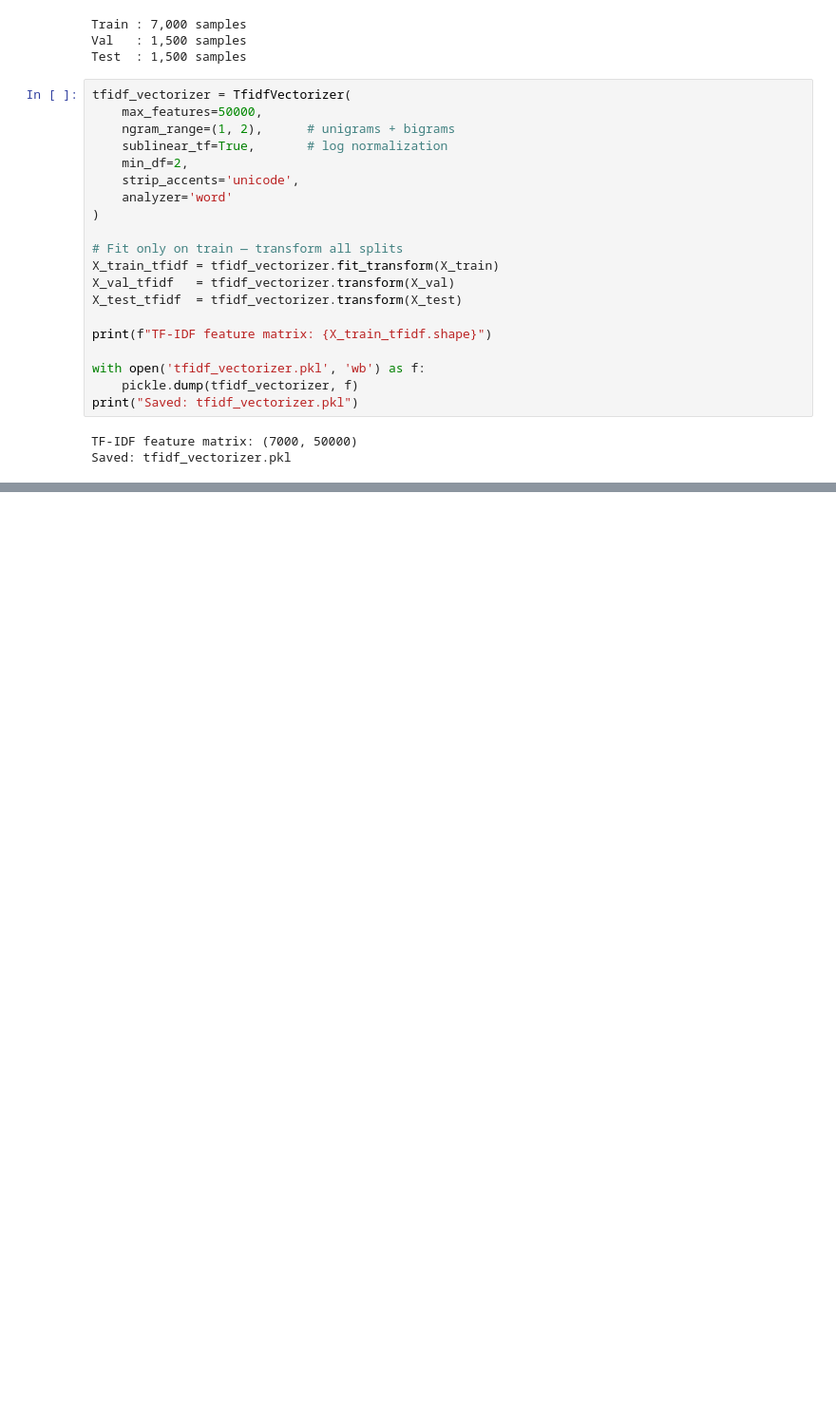
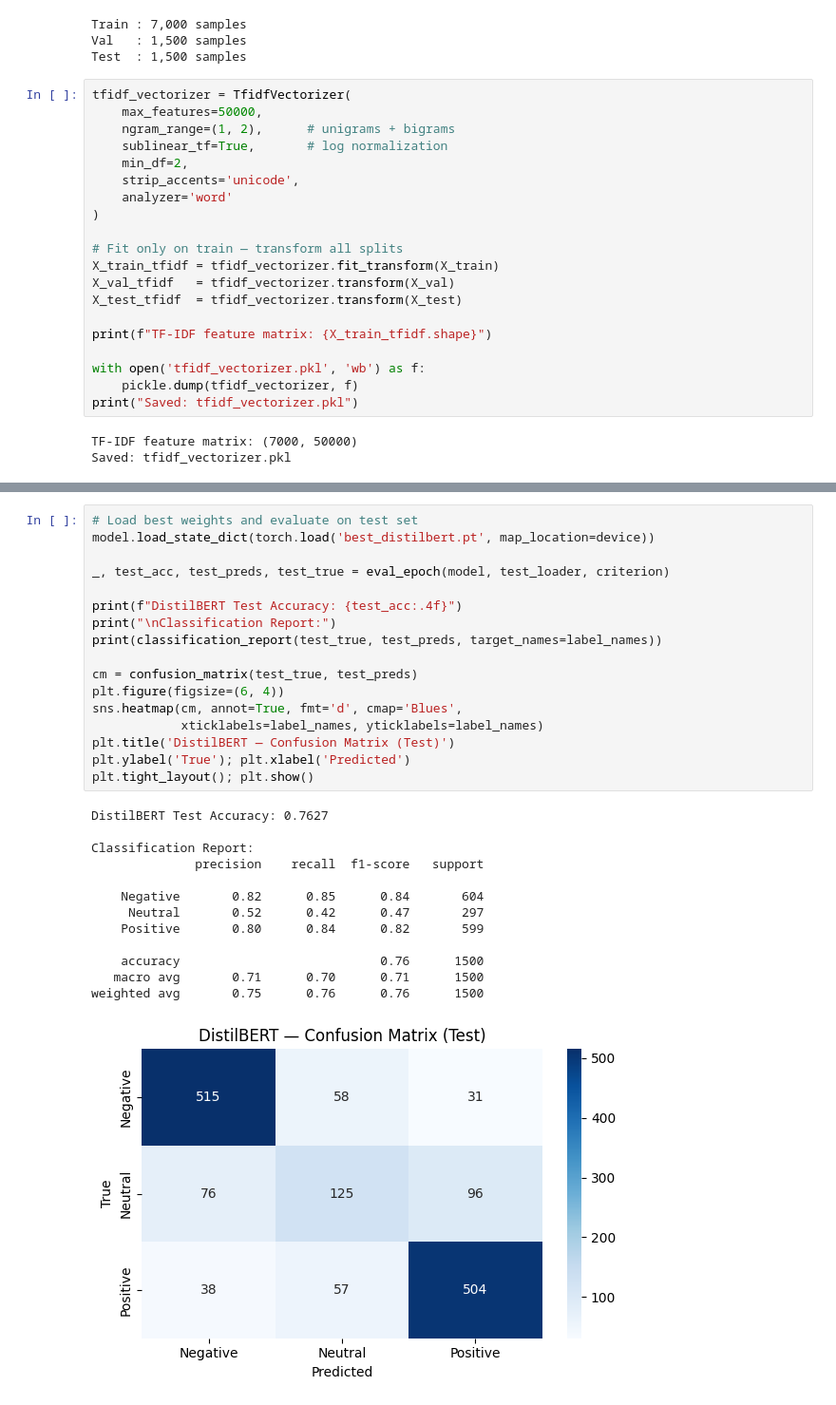
Before and after one commit to lubabasadiyanp/sentimental-analysis-of-product-review, a Jupyter notebook: Data Understanding & preprocessing.ipynb, the cells around one changed output, grey strips where cells are left out. Shown at 95% size. Drawn from its saved outputs; the diff is of its cells as text; blank space fills up the shorter version.

```diff
--- a/Data Understanding & preprocessing.ipynb
+++ b/Data Understanding & preprocessing.ipynb
@@ -212,0 +430,31 @@ Saved: tfidf_vectorizer.pkl
+# %%
+# Load best weights and evaluate on test set
+model.load_state_dict(torch.load('best_distilbert.pt', map_location=device))
+
+_, test_acc, test_preds, test_true = eval_epoch(model, test_loader, criterion)
+
+print(f"DistilBERT Test Accuracy: {test_acc:.4f}")
+print("\nClassification Report:")
+print(classification_report(test_true, test_preds, target_names=label_names))
+
+cm = confusion_matrix(test_true, test_preds)
+plt.figure(figsize=(6, 4))
+sns.heatmap(cm, annot=True, fmt='d', cmap='Blues',
+            xticklabels=label_names, yticklabels=label_names)
+plt.title('DistilBERT — Confusion Matrix (Test)')
+plt.ylabel('True'); plt.xlabel('Predicted')
+plt.tight_layout(); plt.show()
+# %% [output]
+DistilBERT Test Accuracy: 0.7627
+
+Classification Report:
+              precision    recall  f1-score   support
+
+    Negative       0.82      0.85      0.84       604
+     Neutral       0.52      0.42      0.47       297
+    Positive       0.80      0.84      0.82       599
+
+    accuracy                           0.76      1500
+   macro avg       0.71      0.70      0.71      1500
+weighted avg       0.75      0.76      0.76      1500
+[figure, added]
```
Also changed, not shown: parts of 10 cells of this notebook.
